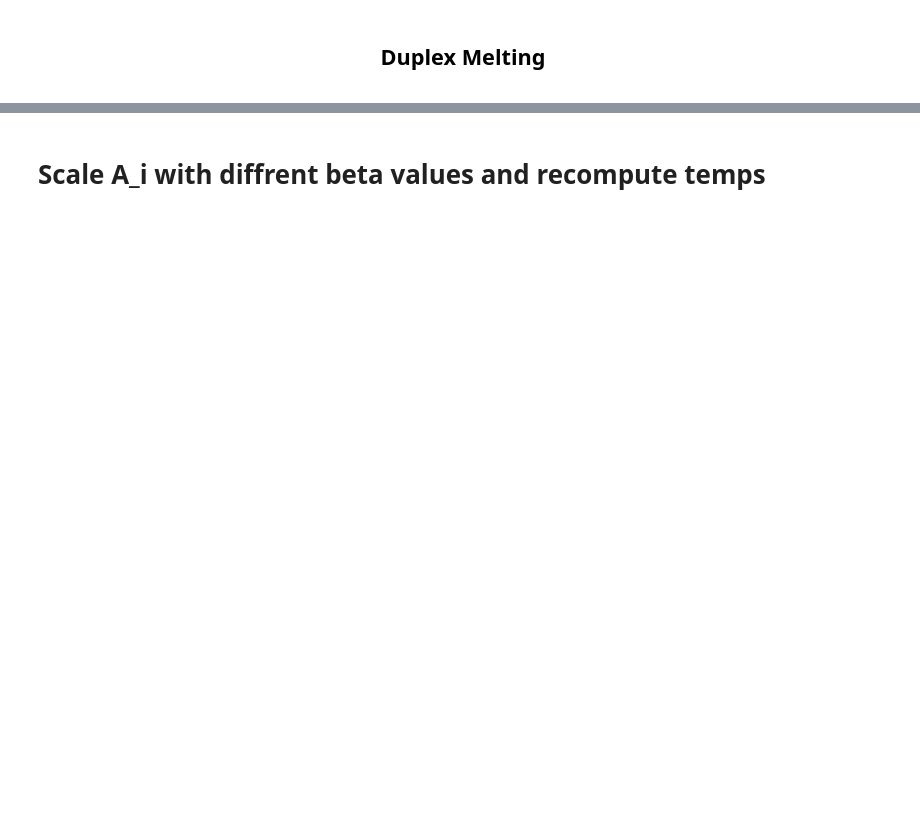
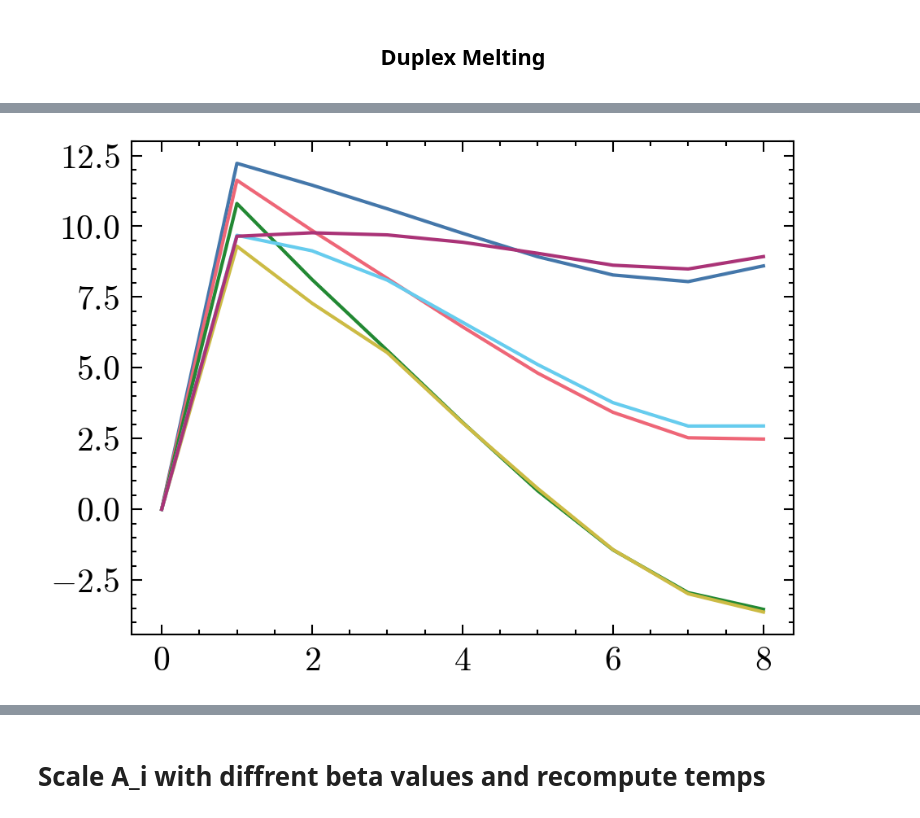
Before and after one commit to mlsample/ipy_oxDNA, a Jupyter notebook: src/temperature_interpolation.ipynb, the cells around one changed output, grey strips where cells are left out. Saved outputs shown, nothing was run; the diff lists cells and outputs as text; code cells hidden in the pictures; blank space fills up the shorter version.

```diff
--- a/src/temperature_interpolation.ipynb
+++ b/src/temperature_interpolation.ipynb
@@ -125,0 +177,4 @@ for us in us_list:
+# %%
+max_hb = 8
+temp_range = np.array([30, 52, 70])
+index_to_add_at = us_list[1].temperature_interpolation(max_hb, temp_range, reread_files=False, all_observables=True)
@@ -125,0 +191,13 @@ for us in us_list:
+# %%
+fig, ax = plt.subplots(dpi=300)
+ax.plot(range(9), vmmc_replica_generator.sim_list[0].statistics['wt_occ_70.0C_free']- vmmc_replica_generator.sim_list[0].statistics['wt_occ_70.0C_free'][0])
+
+ax.plot(range(9), vmmc_replica_generator.sim_list[0].statistics['wt_occ_52.0C_free']- vmmc_replica_generator.sim_list[0].statistics['wt_occ_52.0C_free'][0])
+
+ax.plot(range(9), vmmc_replica_generator.sim_list[0].statistics['wt_occ_34.0C_free']- vmmc_replica_generator.sim_list[0].statistics['wt_occ_34.0C_free'][0])
+
+
+for temp, f in zip(temp_range, free):
+    ax.plot(range(9), f)
+# %% [output]
+[figure, added]
```
Also changed, not shown: parts of 21 cells of this notebook, 3 other files.
